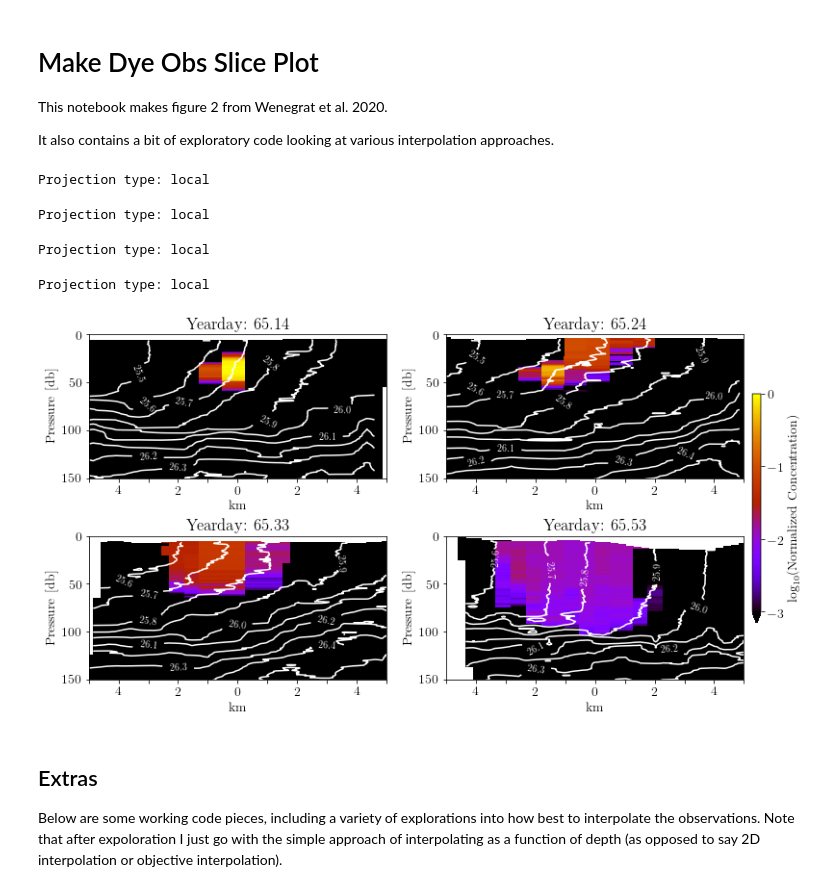
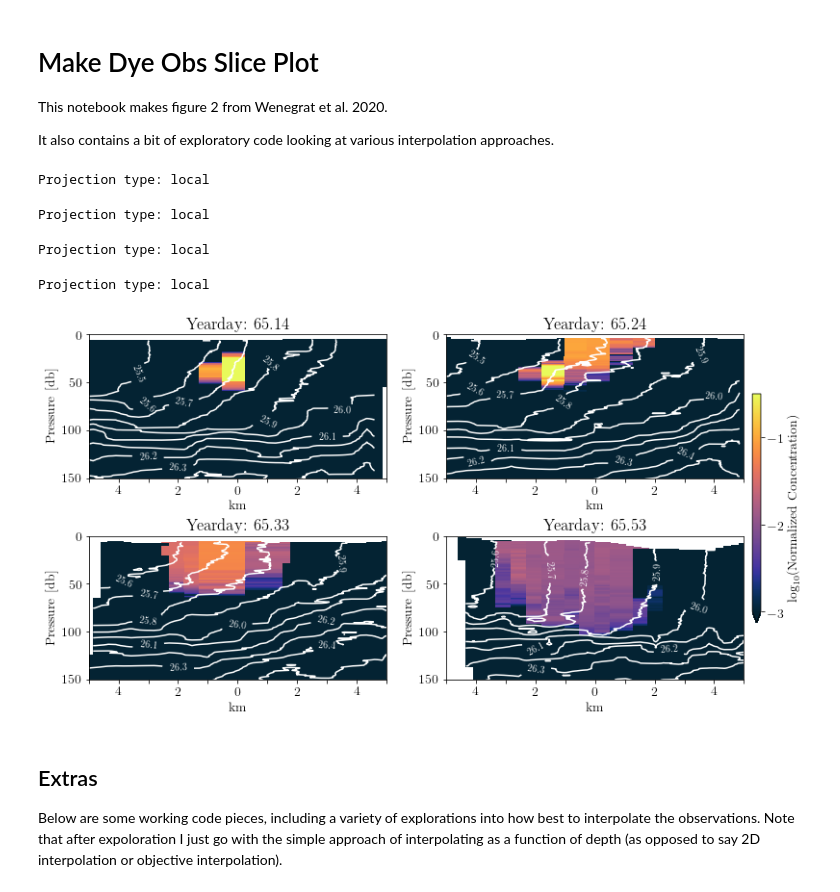
Before and after one commit to wenegrat/LATMIXDYE, a Jupyter notebook: MakeDyeObsSlicePlot.ipynb, the cells around one changed output. Saved outputs shown, nothing was run; the diff lists cells and outputs as text; code cells hidden in the pictures.

```diff
--- a/MakeDyeObsSlicePlot.ipynb
+++ b/MakeDyeObsSlicePlot.ipynb
@@ -315,12 +315,14 @@ def getProjectedSection(crossing):
 #%% Plot 4 panel
 ##################### NOT INTERPOLATED #####################################
 cmap = 'gnuplot'
-conts = np.linspace(-3, 0, 13)
+cmap = 'inferno'
+cmap = cmo.thermal
+#conts = np.linspace(-3, -0.5, 13)
 
 crossings = [6, 8, 12, 14] # pcik the sections
 crossings = [4, 6, 8, 10]
 crossings = [4,  6, 8, 12] # MANUSCRIPT SECTIONS
-#crossings = [12, 13, 15, 16]
+#crossings = [4, 6, 8, 10]
 
 #crossings = [0, 1, 2, 3]
 xcrosslims = [[-5, 5], [-5, 5], [-4, 6], [-7, 3]]
@@ -348,7 +350,7 @@ axs['3']=fig.add_subplot(gs[1,0]) # First row, first column
 axs['4']=fig.add_subplot(gs[1,1]) # First row, second column
 
 cl = [0.001, 1]
-cl = [-3, 0]
+cl = [-3, -0.5]
 rhoc = np.linspace(20, 30, 101)+0.1
 dyeconts = np.linspace(-3, 0, 13)
 # First section
@@ -390,34 +392,34 @@ for i in range(1, len(crossings)+1):
     axs[str(i)].set_ylabel('Pressure [db]')
     axs[str(i)].set_title('Yearday: %2.2f' %np.nanmean(jday[:,span]))
     axs[str(i)].set_xlim(xcrosslims[i-1])
     axs[str(i)].set_xticks([-5, -4, -3, -2, -1, 0, 1 ,2, 3, 4, 5])
     axs[str(i)].set_xticklabels(['', '4', '', '2','','0','','2','','4',''])
     fl1 = np.argmin(np.abs(fydr - jday_ts[span_ts[0]]))
     fl2 = np.argmin(np.abs(fydr - jday_ts[span_ts[-1]]))
     #axs[str(i)].plot(0 + 0*fP[fl1:fl2], fP[fl1:fl2], marker='o')
     #print(np.nanmean(Rf[fl1:fl2]))
     #axs[str(i)].scatter(shiplogobs, depthobs, marker='x')
 #    axs[str(i)].grid()
 
 
 #test float data
 #axs['5'].plot(fyd, flat)
 # ADD COLORBAR
 fig.subplots_adjust(right=0.9)
 cbar_ax = fig.add_axes([0.91, 0.25, 0.01, 0.5])
 cb = fig.colorbar(im, cax=cbar_ax, extend='min')
 cb.set_ticks([-3, -2, -1, 0])
 cb.set_label('log$_{10}$(Normalized Concentration)')
 cb.solids.set_edgecolor("face")
 plt.subplots_adjust(wspace=0.2, hspace=0.4)
 
 #plt.savefig('/data/pacific/jacob/LATMIXDYE/NEWFIGS/DyeObsOverview_REV.pdf', bbox_inches='tight')
 # %% [output]
 Projection type: local
 Projection type: local
 Projection type: local
 Projection type: local
-[figure, old version]
+[figure, new version]
 # %% [markdown]
 ## Extras
 
```
Also changed, not shown: parts of 3 cells of this notebook, 4 other files.
